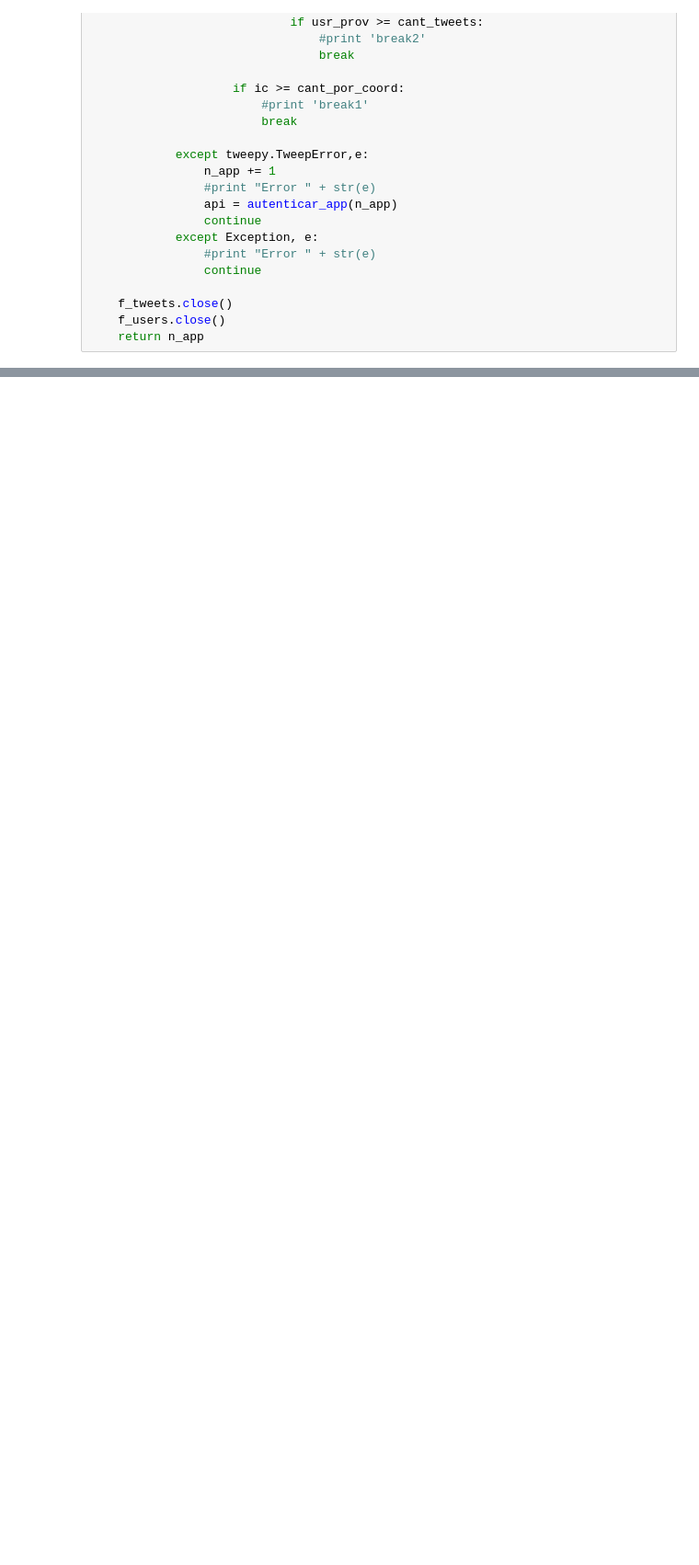
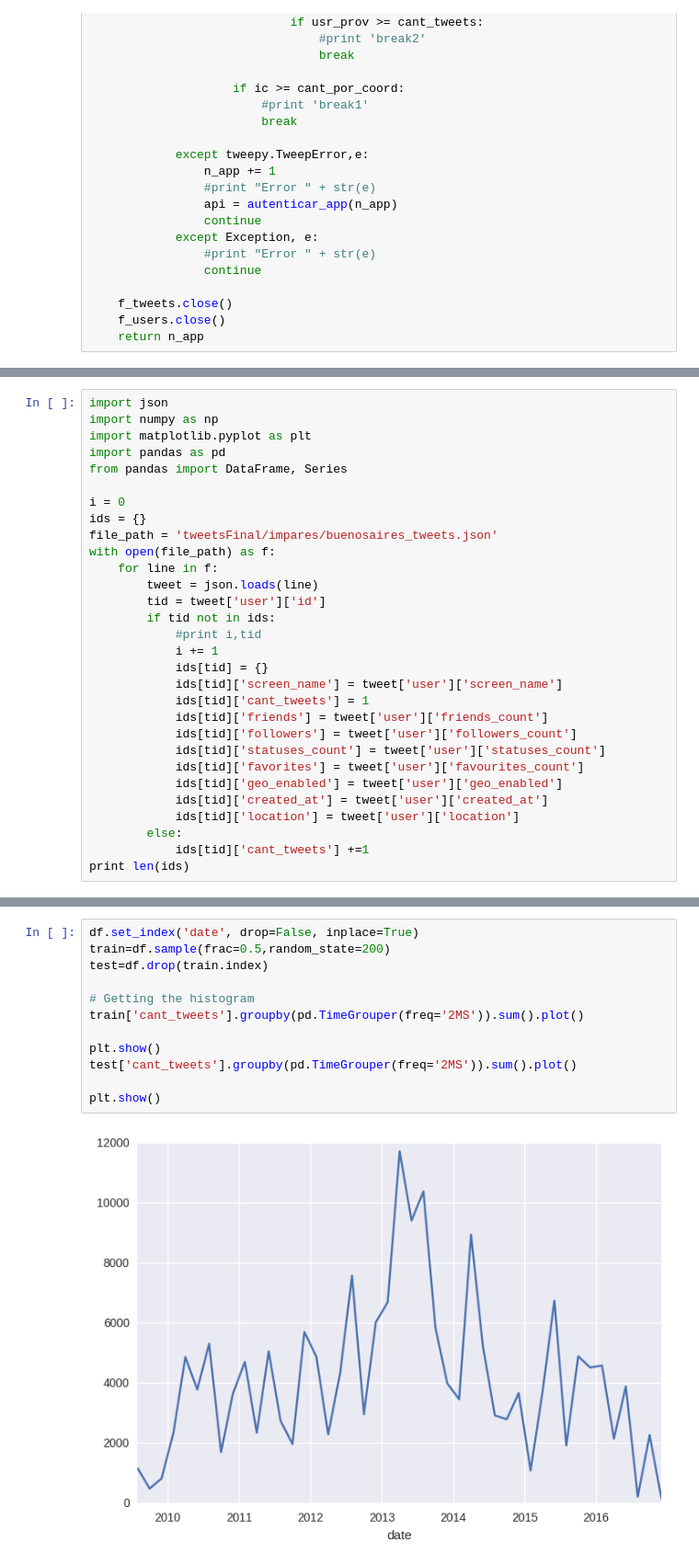
Before and after one commit to daleman/tesis, a Jupyter notebook: usersYDias.ipynb, the cells around one changed output, grey strips where cells are left out. Shown at 92% size. Drawn from its saved outputs; the diff is of its cells as text; blank space fills up the shorter version.

```diff
--- a/usersYDias.ipynb
+++ b/usersYDias.ipynb
@@ -173,0 +147,30 @@ sanluis 1000
+# %%
+import json
+import numpy as np
+import matplotlib.pyplot as plt
+import pandas as pd
+from pandas import DataFrame, Series
+
+i = 0
+ids = {}
+file_path = 'tweetsFinal/impares/buenosaires_tweets.json'
+with open(file_path) as f:
+    for line in f:
+        tweet = json.loads(line)
+        tid = tweet['user']['id']
+        if tid not in ids:
+            #print i,tid
+            i += 1
+            ids[tid] = {}
+            ids[tid]['screen_name'] = tweet['user']['screen_name']
+            ids[tid]['cant_tweets'] = 1
+            ids[tid]['friends'] = tweet['user']['friends_count']
+            ids[tid]['followers'] = tweet['user']['followers_count']
+            ids[tid]['statuses_count'] = tweet['user']['statuses_count']
+            ids[tid]['favorites'] = tweet['user']['favourites_count']
+            ids[tid]['geo_enabled'] = tweet['user']['geo_enabled']
+            ids[tid]['created_at'] = tweet['user']['created_at']
+            ids[tid]['location'] = tweet['user']['location']
+        else:
+            ids[tid]['cant_tweets'] +=1
+print len(ids)
@@ -173,0 +435,14 @@ sanluis 1000
+# %%
+df.set_index('date', drop=False, inplace=True)
+train=df.sample(frac=0.5,random_state=200)
+test=df.drop(train.index)
+
+# Getting the histogram
+train['cant_tweets'].groupby(pd.TimeGrouper(freq='2MS')).sum().plot()
+
+plt.show()
+test['cant_tweets'].groupby(pd.TimeGrouper(freq='2MS')).sum().plot()
+
+plt.show()
+# %% [output]
+[figure, added]
```
Also changed, not shown: parts of 20 cells of this notebook, 1 other file.
